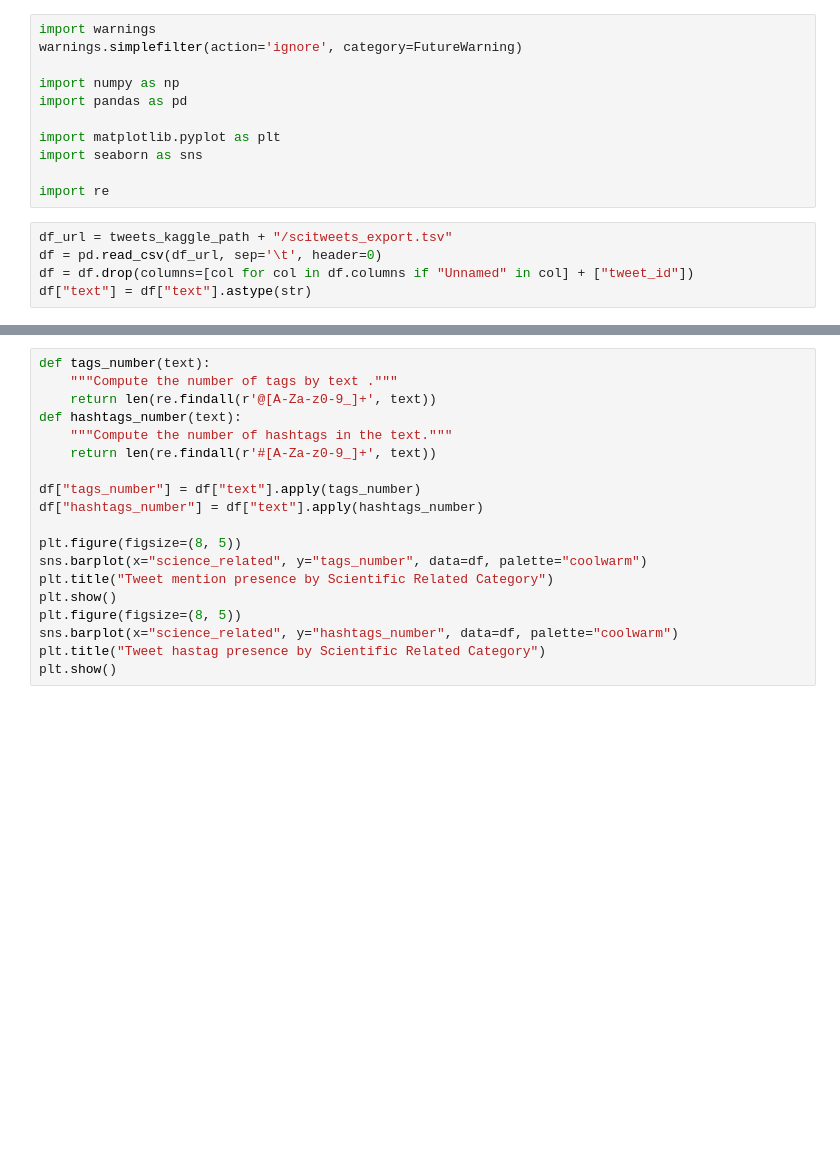
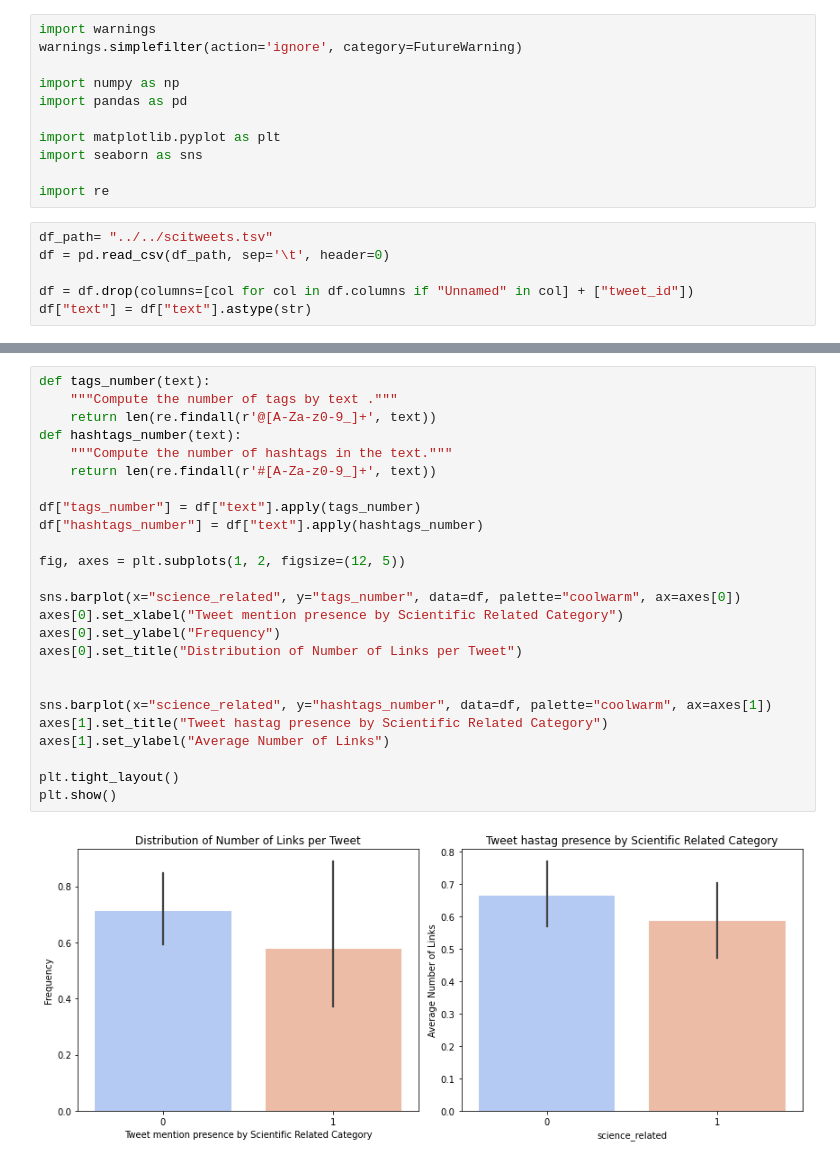
Before and after one commit to AllanDwyre/Scitweets, a Jupyter notebook: src/data_exploration/dataset_exploration.ipynb, the cells around one changed output, grey strips where cells are left out. Saved outputs shown, nothing was run; the diff lists cells and outputs as text; blank space fills up the shorter version.

```diff
--- a/src/data_exploration/dataset_exploration.ipynb
+++ b/src/data_exploration/dataset_exploration.ipynb
@@ -10,8 +10,9 @@ import seaborn as sns
 
 import re
 # %%
-df_url = tweets_kaggle_path + "/scitweets_export.tsv"
-df = pd.read_csv(df_url, sep='\t', header=0)
+df_path= "../../scitweets.tsv"
+df = pd.read_csv(df_path, sep='\t', header=0)
+
 df = df.drop(columns=[col for col in df.columns if "Unnamed" in col] + ["tweet_id"])
 df["text"] = df["text"].astype(str)
 # %%
@@ -84,19 +103,27 @@ plt.show()
 # %%
 def tags_number(text):
-    """Compute the number of tags by text ."""
-    return len(re.findall(r'@[A-Za-z0-9_]+', text))
+	"""Compute the number of tags by text ."""
+	return len(re.findall(r'@[A-Za-z0-9_]+', text))
 def hashtags_number(text):
-    """Compute the number of hashtags in the text."""
-    return len(re.findall(r'#[A-Za-z0-9_]+', text))
+	"""Compute the number of hashtags in the text."""
+	return len(re.findall(r'#[A-Za-z0-9_]+', text))
 
 df["tags_number"] = df["text"].apply(tags_number)
 df["hashtags_number"] = df["text"].apply(hashtags_number)
 
-plt.figure(figsize=(8, 5))
-sns.barplot(x="science_related", y="tags_number", data=df, palette="coolwarm")
-plt.title("Tweet mention presence by Scientific Related Category")
+fig, axes = plt.subplots(1, 2, figsize=(12, 5))
+
+sns.barplot(x="science_related", y="tags_number", data=df, palette="coolwarm", ax=axes[0])
+axes[0].set_xlabel("Tweet mention presence by Scientific Related Category")
+axes[0].set_ylabel("Frequency")
+axes[0].set_title("Distribution of Number of Links per Tweet")
+
+
+sns.barplot(x="science_related", y="hashtags_number", data=df, palette="coolwarm", ax=axes[1])
+axes[1].set_title("Tweet hastag presence by Scientific Related Category")
+axes[1].set_ylabel("Average Number of Links")
+
+plt.tight_layout()
 plt.show()
-plt.figure(figsize=(8, 5))
-sns.barplot(x="science_related", y="hashtags_number", data=df, palette="coolwarm")
-plt.title("Tweet hastag presence by Scientific Related Category")
-plt.show()
+# %% [output]
+[figure, added]
```
Also changed, not shown: parts of 5 cells of this notebook, 4 other files.
